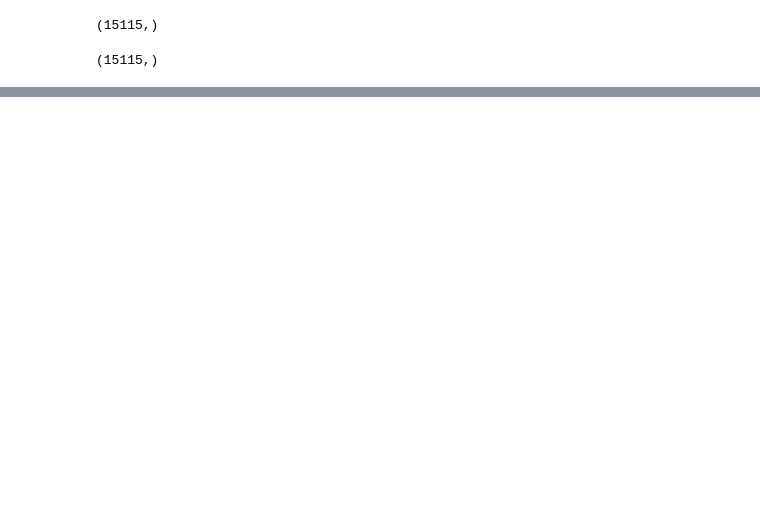
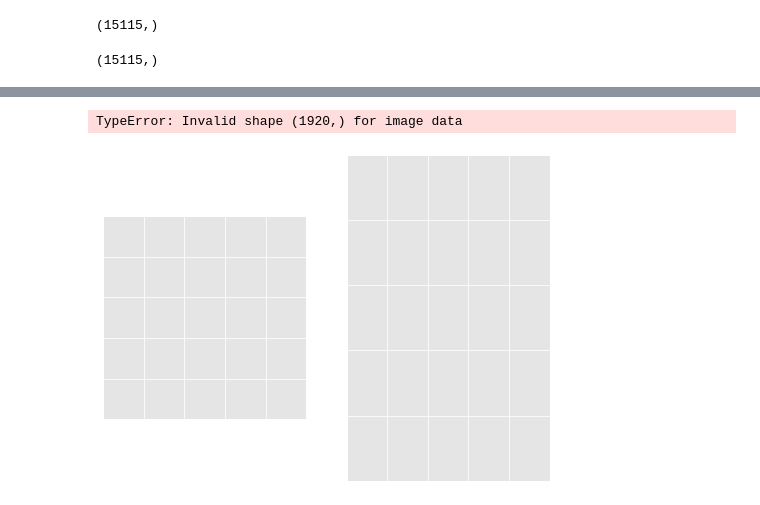
Before and after one commit to yuchild/image_help_from_yelp, a Jupyter notebook: photos_eda.ipynb, the cells around one changed output, grey strips where cells are left out. Drawn from its saved outputs; the diff is of its cells as text; code cells hidden in the pictures; blank space fills up the shorter version.

```diff
--- a/photos_eda.ipynb
+++ b/photos_eda.ipynb
@@ -157,0 +189,16 @@ plt.title(y[1115]);
+# %%
+
+fig, ax = plt.subplots(1,2)
+fig.set_size_inches(8,6)
+# remove ticks and their labels
+[a.tick_params(bottom=False, left=False, labelbottom=False, labelleft=False)
+    for a in ax]
+
+ax[0].imshow(img_test)
+ax[0].set_title(y[123])
+ax[1].imshow(img_test_hog)
+ax[1].set_title(y[123] + 'hogged')
+plt.show()
+# %% [output]
+TypeError: Invalid shape (1920,) for image data
+[figure, added]
```
Also changed, not shown: parts of 11 cells of this notebook, 22 other files.
